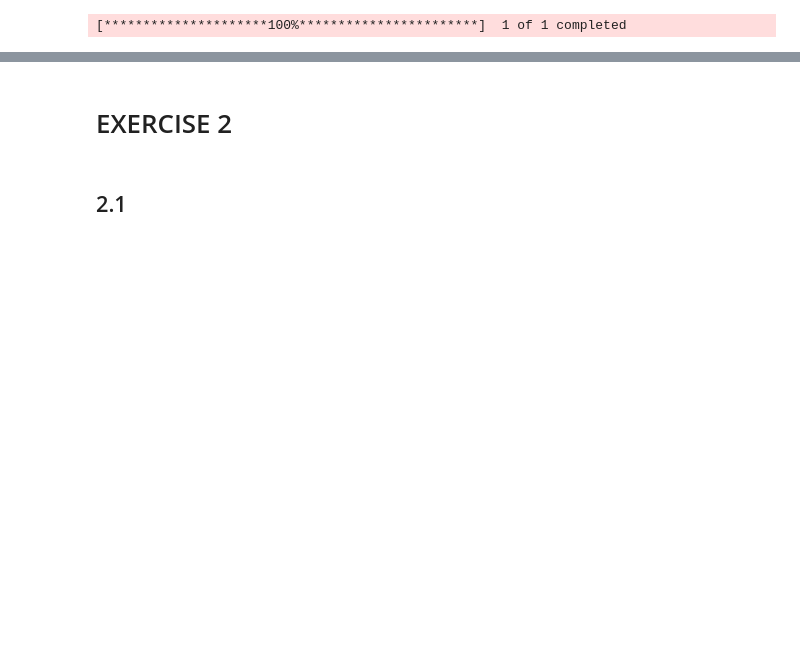
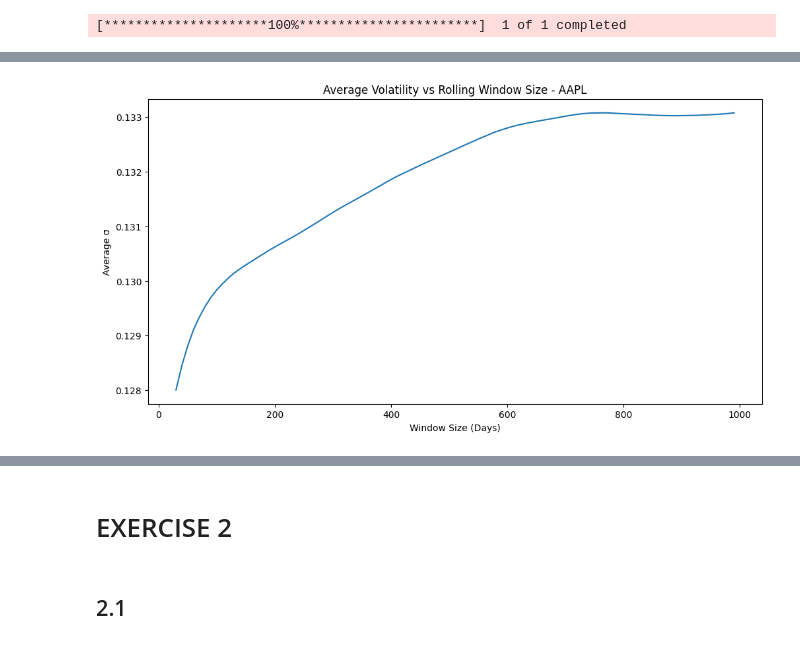
Before and after one commit to HetteWempe/comp_fin, a Jupyter notebook: assignment1.ipynb, the cells around one changed output, grey strips where cells are left out. Drawn from its saved outputs; the diff is of its cells as text; code cells hidden in the pictures; blank space fills up the shorter version.

```diff
--- a/assignment1.ipynb
+++ b/assignment1.ipynb
@@ -34,0 +113,12 @@ plt.plot(closing_prices)
+# %%
+windows = np.arange(30, 1000, 10)
+s2_hats = [np.sqrt(np.mean(np.sqrt(rolling_s2(S, window)))) for window in windows]
+# Plot average volatility vs window size
+plt.figure(figsize=(12,6))
+plt.plot(windows, s2_hats)
+plt.title(f'Average Volatility vs Rolling Window Size - {ticker}')
+plt.xlabel('Window Size (Days)')
+plt.ylabel('Average σ')
+plt.show()
+# %% [output]
+[figure, added]
```
Also changed, not shown: parts of 18 cells of this notebook.
